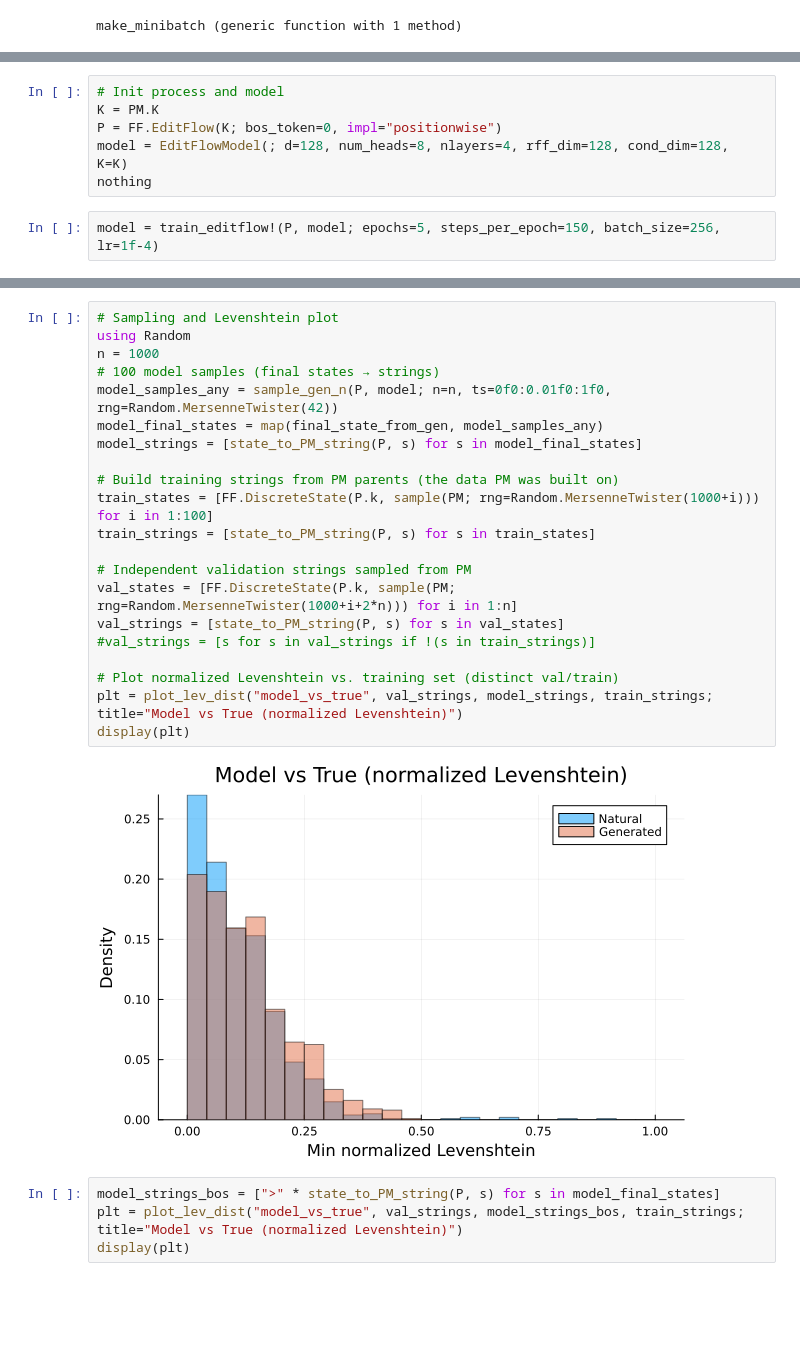
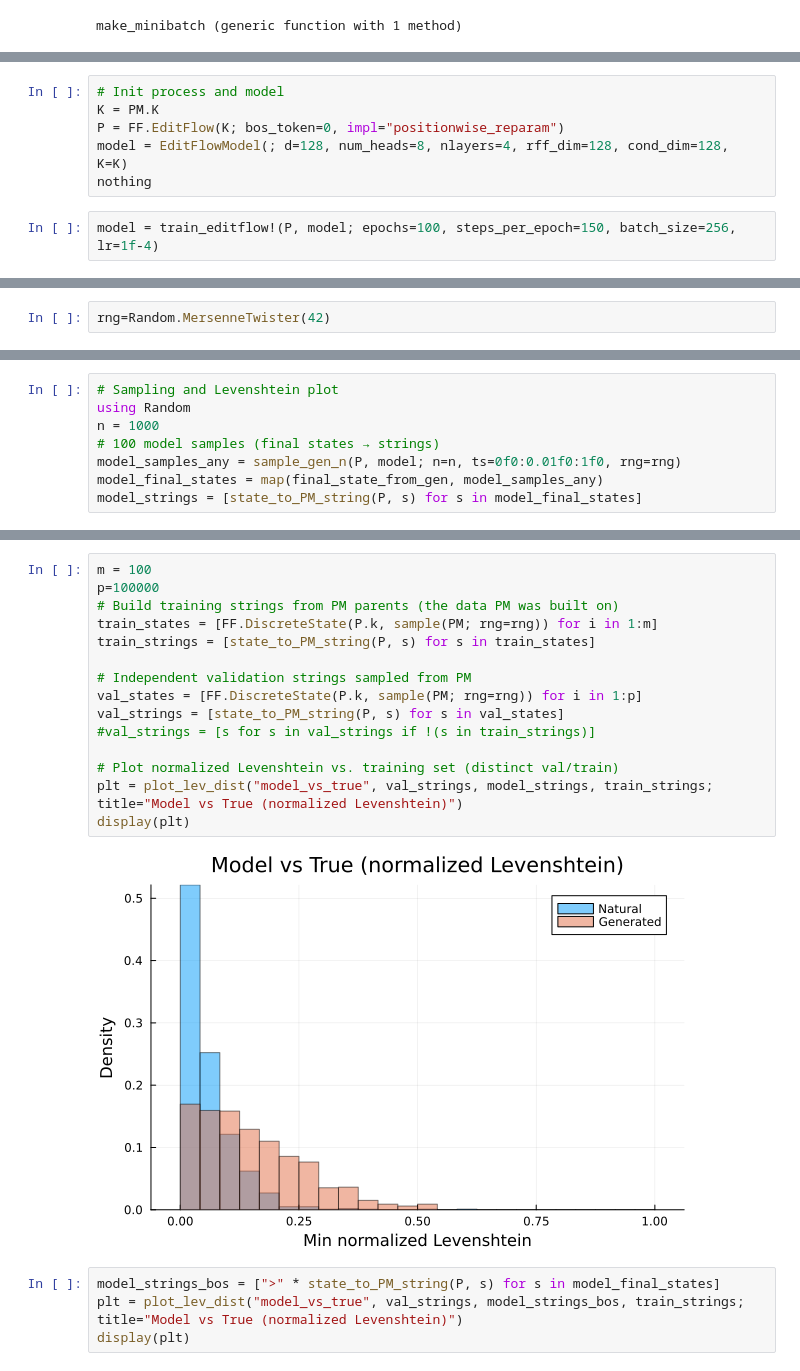
Before and after one commit to MurrellGroup/Flowfusion.jl, a Jupyter notebook: editflow_code/analysis_notebook copy.ipynb, the cells around one changed output, grey strips where cells are left out. Saved outputs shown, nothing was run; the diff lists cells and outputs as text; blank space fills up the shorter version.

```diff
--- a/editflow_code/analysis_notebook copy.ipynb
+++ b/editflow_code/analysis_notebook copy.ipynb
@@ -242,11 +240,11 @@ train_editflow! (generic function with 1 method)
 # %%
 # Init process and model
 K = PM.K
-P = FF.EditFlow(K; bos_token=0, impl="positionwise")
+P = FF.EditFlow(K; bos_token=0, impl="positionwise_reparam")
 model = EditFlowModel(; d=128, num_heads=8, nlayers=4, rff_dim=128, cond_dim=128, K=K)
 nothing
 # %%
-model = train_editflow!(P, model; epochs=5, steps_per_epoch=150, batch_size=256, lr=1f-4)
+model = train_editflow!(P, model; epochs=100, steps_per_epoch=150, batch_size=256, lr=1f-4)
 # %% [output]
 ┌ Info: train
 │   epoch = 1
@@ -284,0 +283,2 @@ EditFlowModel(
+# %%
+rng=Random.MersenneTwister(42)
@@ -284,0 +318,8 @@ EditFlowModel(
+# %%
+# Sampling and Levenshtein plot
+using Random
+n = 1000
+# 100 model samples (final states → strings)
+model_samples_any = sample_gen_n(P, model; n=n, ts=0f0:0.01f0:1f0, rng=rng)
+model_final_states = map(final_state_from_gen, model_samples_any)
+model_strings = [state_to_PM_string(P, s) for s in model_final_states]
@@ -285,26 +344,20 @@ EditFlowModel(
 # %%
-# Sampling and Levenshtein plot
-using Random
-n = 1000
-# 100 model samples (final states → strings)
-model_samples_any = sample_gen_n(P, model; n=n, ts=0f0:0.01f0:1f0, rng=Random.MersenneTwister(42))
-model_final_states = map(final_state_from_gen, model_samples_any)
-model_strings = [state_to_PM_string(P, s) for s in model_final_states]
-
+m = 100
+p=100000
 # Build training strings from PM parents (the data PM was built on)
-train_states = [FF.DiscreteState(P.k, sample(PM; rng=Random.MersenneTwister(1000+i))) for i in 1:100]
+train_states = [FF.DiscreteState(P.k, sample(PM; rng=rng)) for i in 1:m]
 train_strings = [state_to_PM_string(P, s) for s in train_states]
 
 # Independent validation strings sampled from PM
-val_states = [FF.DiscreteState(P.k, sample(PM; rng=Random.MersenneTwister(1000+i+2*n))) for i in 1:n]
+val_states = [FF.DiscreteState(P.k, sample(PM; rng=rng)) for i in 1:p]
 val_strings = [state_to_PM_string(P, s) for s in val_states]
 #val_strings = [s for s in val_strings if !(s in train_strings)]
 
 # Plot normalized Levenshtein vs. training set (distinct val/train)
 plt = plot_lev_dist("model_vs_true", val_strings, model_strings, train_strings; title="Model vs True (normalized Levenshtein)")
 display(plt)
 # %% [output]
-[figure, old version]
+[figure, new version]
 # %%
 model_strings_bos = [">" * state_to_PM_string(P, s) for s in model_final_states]
 plt = plot_lev_dist("model_vs_true", val_strings, model_strings_bos, train_strings; title="Model vs True (normalized Levenshtein)")
```
Also changed, not shown: parts of 14 cells of this notebook, 4 other files.
